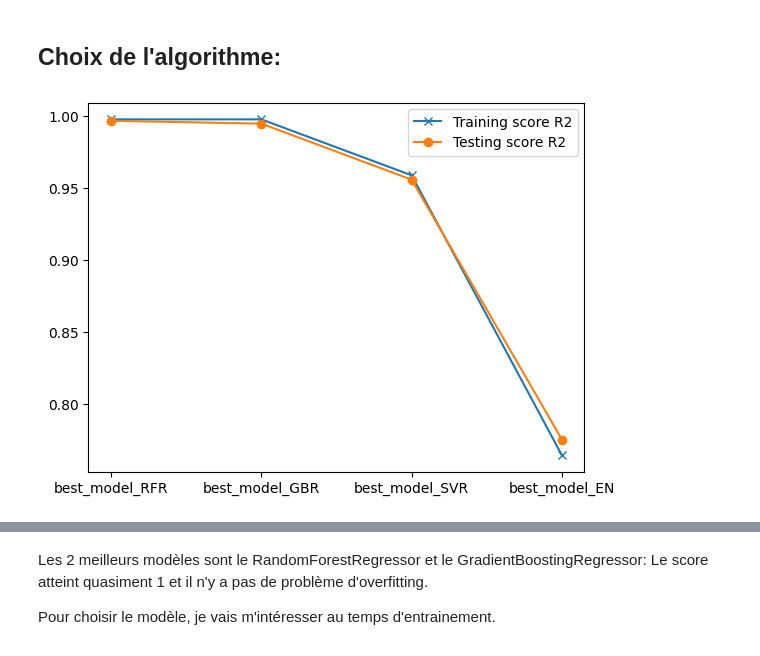
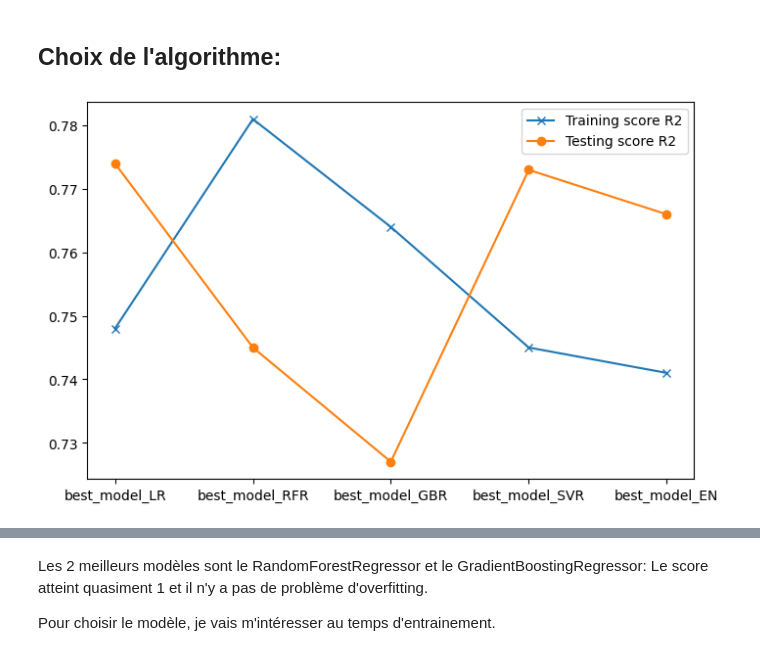
Before and after one commit to helenatong/oc_p3_Anticipez_les_besoins_en_consommation_de_batiments, a Jupyter notebook: training.ipynb, the cells around one changed output, grey strips where cells are left out. Cells and saved outputs as stored; diff of their text form; code cells hidden in the pictures.

```diff
--- a/training.ipynb
+++ b/training.ipynb
@@ -366,14 +363,14 @@ pipeline = Pipeline([
 # %%
 # entrainement des modèles selon plusieurs paramètres
 # séparation du dataset (entrainement et test)
+# limitation des paramètres pour éviter l'overfitting
 
 param_grid = {
-    'regressor__learning_rate'      : [0.1, 0.05, 0.5, 1]#,
-    # 'regressor__n_estimators'       : [100, 50, 200, 300],
-    # 'regressor__max_depth'          : [3, 2, 4, 5],
-    # 'regressor__min_samples_split'  : [2, 3, 4],
-    # 'regressor__min_samples_leaf'   : [1, 2, 3],
-    # 'regressor__loss'               : ["squared_error", "absolute_error", "huber", "quantile"]
+    'regressor__learning_rate'      : [0.10, 0.001, 0.05, 0.20],
+    'regressor__max_depth'          : [1],
+    'regressor__subsample'          : [0.8, 0.9],
+    'regressor__max_features'       : ['sqrt', 'log2'],
+    'regressor__loss'               : ['squared_error', 'absolute_error']
 }
 
 gs = GridSearchCV(estimator=pipeline, param_grid=param_grid, cv=5, verbose=1, n_jobs=-1, refit=True, scoring='r2')
@@ -388,5 +385,6 @@ print('----------------')
 # model scoring
 print(f'Score sur le train : {best_model_GBR.score(X_train, y_train).round(3)}')
 print(f'Score sur le test : {best_model_GBR.score(X_test, y_test).round(3)}')
-mean_time_GBR = gs.cv_results_['mean_fit_time'].mean().round(2)
+print(f'diff = {(best_model_GBR.score(X_test, y_test)-best_model_GBR.score(X_train, y_train)).round(3)}')
+mean_time_GBR = gs.cv_results_['mean_fit_time'].mean().round(3)
 # %% [output]
@@ -411,8 +430,10 @@ pipeline = Pipeline([
 # séparation du dataset (entrainement et test)
 
 param_grid = {
-    'regressor__kernel'          : ['rbf', 'poly'], #, 'linear', 'poly', 'sigmoid', 'precomputed'], #passer dans les dimensions supérieures
-    #'regressor__degree'         : [3, 2, 4, 5] #for poly
+    'regressor__kernel'          : ['rbf', 'poly', 'linear', 'sigmoid'], #passer dans les dimensions supérieures
+    'regressor__degree'          : [3, 2, 4], #for poly
+    'regressor__gamma'           : ['scale', 'auto'], #for rbf, poly and sigmoid
+    'regressor__tol'             : [1e-3]
 }
 
 gs = GridSearchCV(estimator=pipeline, param_grid=param_grid, cv=5, verbose=1, n_jobs=-1, refit=True, scoring='r2')
@@ -427,5 +448,6 @@ print('----------------')
 # model scoring
 print(f'Score sur le train : {best_model_SVR.score(X_train, y_train).round(3)}')
 print(f'Score sur le test : {best_model_SVR.score(X_test, y_test).round(3)}')
-mean_time_SVR = gs.cv_results_['mean_fit_time'].mean().round(2)
+print(f'diff = {(best_model_SVR.score(X_test, y_test)-best_model_SVR.score(X_train, y_train)).round(3)}')
+mean_time_SVR = gs.cv_results_['mean_fit_time'].mean().round(3)
 # %% [output]
@@ -450,9 +493,8 @@ pipeline = Pipeline([
 # séparation du dataset (entrainement et test)
 
 param_grid = {
-    'regressor__alpha'          : [1.0, 0.5, 1.5],
-    'regressor__l1_ratio'       : [0.5, 0.25, 0.75],
-    #'regressor__max_iter'       : [1000, 500]
+    'regressor__alpha'          : [1, 0.05, 0.1, 0.5, 1.5],
+    'regressor__l1_ratio'       : [0.5, 0.10, 0.20, 0.75],
 }
 
 gs = GridSearchCV(estimator=pipeline, param_grid=param_grid, cv=5, verbose=1, n_jobs=-1, refit=True, scoring='r2')
@@ -467,5 +509,6 @@ print('----------------')
 # model scoring
 print(f'Score sur le train : {best_model_EN.score(X_train, y_train).round(3)}')
 print(f'Score sur le test : {best_model_EN.score(X_test, y_test).round(3)}')
-mean_time_EN = gs.cv_results_['mean_fit_time'].mean().round(2)
+print(f'diff = {(best_model_EN.score(X_test, y_test)-best_model_EN.score(X_train, y_train)).round(3)}')
+mean_time_EN = gs.cv_results_['mean_fit_time'].mean().round(3)
 # %% [output]
@@ -479,15 +545,16 @@ Score sur le test : 0.775
 ## Choix de l'algorithme:
 # %%
 # visualisation des scores des différents modèles
+plt.figure(figsize=(8,5))
 
-models        = ['best_model_RFR','best_model_GBR', 'best_model_SVR', 'best_model_EN']
-train_scrore  = [best_model_RFR.score(X_train, y_train).round(3), best_model_GBR.score(X_train, y_train).round(3), best_model_SVR.score(X_train, y_train).round(3), best_model_EN.score(X_train, y_train).round(3)]
-test_score    = [best_model_RFR.score(X_test, y_test).round(3), best_model_GBR.score(X_test, y_test).round(3), best_model_SVR.score(X_test, y_test).round(3), best_model_EN.score(X_test, y_test).round(3)]
+models        = ['best_model_LR', 'best_model_RFR', 'best_model_GBR', 'best_model_SVR', 'best_model_EN']
+train_score  = [best_model_LR.score(X_train, y_train).round(3), best_model_RFR.score(X_train, y_train).round(3), best_model_GBR.score(X_train, y_train).round(3), best_model_SVR.score(X_train, y_train).round(3), best_model_EN.score(X_train, y_train).round(3)]
+test_score    = [best_model_LR.score(X_test, y_test).round(3), best_model_RFR.score(X_test, y_test).round(3), best_model_GBR.score(X_test, y_test).round(3), best_model_SVR.score(X_test, y_test).round(3), best_model_EN.score(X_test, y_test).round(3)]
 
-plt.plot(models, train_scrore, label='Training score R2', marker='x')
+plt.plot(models, train_score, label='Training score R2', marker='x')
 plt.plot(models, test_score, label='Testing score R2', marker='o')
 
 plt.legend()
 plt.show()
 # %% [output]
-[figure, old version]
+[figure, new version]
```
Also changed, not shown: parts of 68 cells of this notebook.
